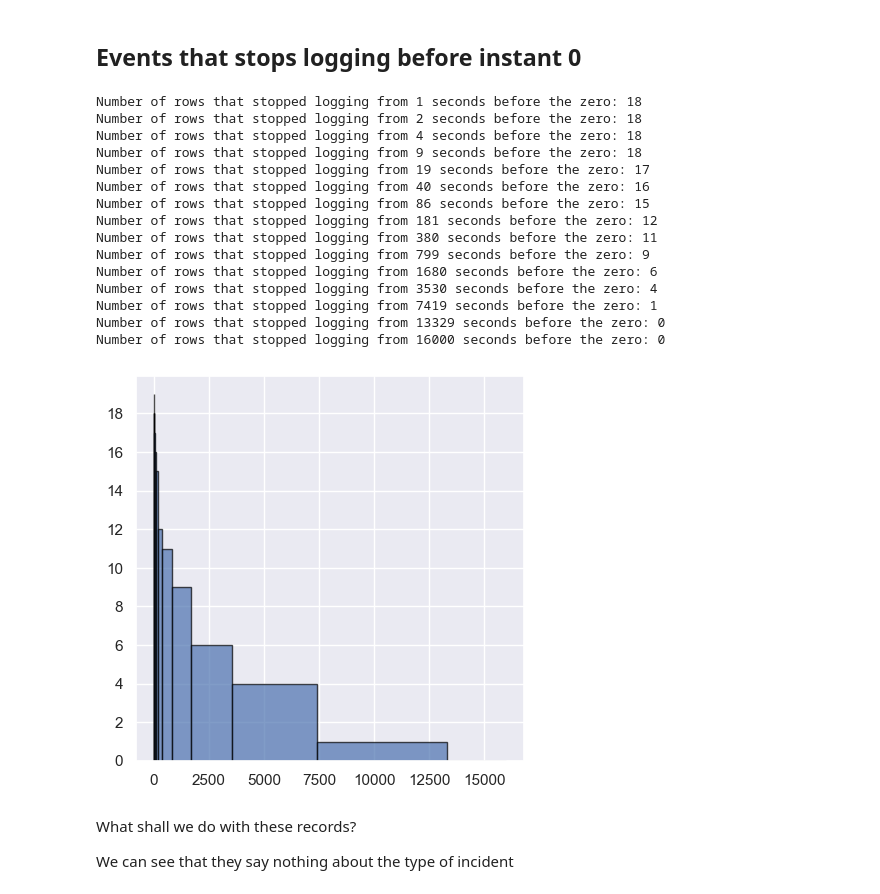
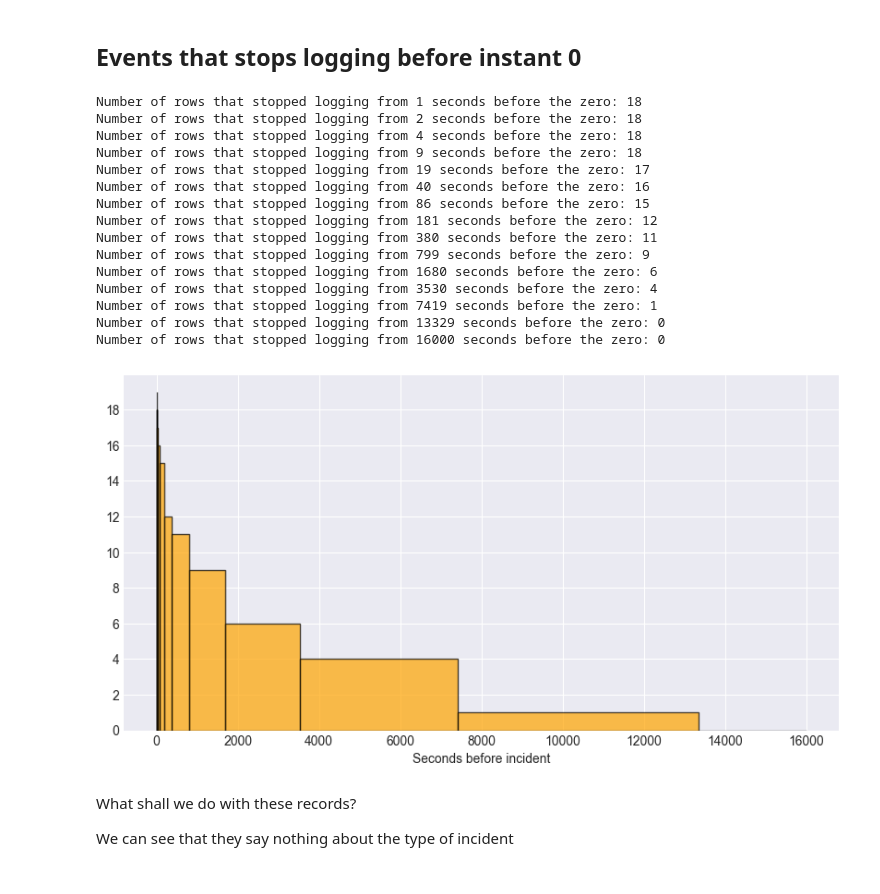
Before and after one commit to Carda01/SNCB_IncidentClassifier, a Jupyter notebook: pre_data_analysis/events_analysis.ipynb, the cells around one changed output. Cells and saved outputs as stored; diff of their text form; code cells hidden in the pictures.

```diff
--- a/pre_data_analysis/events_analysis.ipynb
+++ b/pre_data_analysis/events_analysis.ipynb
@@ -167,2 +228,11 @@ df[df['both_true'].apply(lambda x: any(x))].size
 # %%
 always_on_battery = deep_copy(df[df['both_false'].apply(lambda x: all(x))])
+# %%
+plt.style.use("default")
+electricity_analysis = {}
+electricity_analysis['At least once connected at both'] = df[df['both_true'].apply(lambda x: any(x))].shape[0]
+electricity_analysis['Always on battery'] = always_on_battery.shape[0]
+electricity_df = pd.DataFrame.from_dict(electricity_analysis, orient='index', columns=['Count'])
+plt.bar(electricity_analysis.keys(), electricity_analysis.values(), width=0.4, color='navy')
+plt.savefig('electricity_on_off.png', bbox_inches='tight', transparent=True)
+plt.show()
@@ -177,4 +249,4 @@ df.loc[always_on_battery.index]
 | 825 | 4601001 | [1009, 1009, 1009, 1009, 1009, 10... | [4002, 4032, 4028, 4026, 4110, 28... | [-7561, -7561, -7560, -7559, -755... | 50.189588 | 5.953584 | ... |
 | 917 | 4606573 | [650, 650, 650, 650, 650, 650, 65... | [4002, 4092, 4094, 2852, 4110, 28... | [-2445, -2444, -2444, -2442, -244... | 51.012874 | 3.779166 | ... |
 # %%
-always_on_battery.seconds_to_incident_sequence.map(lambda x: x[::-1])
+always_on_battery['reversed_time'] = always_on_battery.seconds_to_incident_sequence.map(lambda x: x[::-1])
@@ -188,0 +253,7 @@ Name: seconds_to_incident_sequence, dtype: object
+# %%
+def highlight(s):
+   if s.reversed_time[0] < 0:
+       return ['background-color: #ffe6e6'] * len(s)
+
+reduced_aob = always_on_battery[['incident_id', 'reversed_time']]
+display(reduced_aob)
@@ -188,0 +268,15 @@ Name: seconds_to_incident_sequence, dtype: object
+# %%
+plt.style.use('seaborn-v0_8-pastel')
+x = reduced_aob.reversed_time.values
+y = np.arange(1, reduced_aob.shape[0] + 1)
+plt.figure(figsize=(15, 5))
+for y, xs in enumerate(x):
+    plt.scatter(xs, np.full(len(xs), y), s=40, edgecolors='black', alpha = 0.5)
+
+print(reduced_aob.index)
+plt.xlim((-7500, 1200))
+plt.axvline(0, color='red')
+plt.xlabel("Seconds to incident")
+plt.yticks([])
+plt.savefig('always_on_battery_timeline.png', bbox_inches='tight', transparent=True)
+plt.show()
@@ -192,37 +289,41 @@ Name: seconds_to_incident_sequence, dtype: object
 def get_records_that_stopped_before_epsilon(dataframe, epsilon):
     return dataframe[dataframe.apply(lambda x: x.seconds_to_incident_sequence[-1] < epsilon, axis=1)]
 # %%
+plt.style.use("seaborn-v0_8-darkgrid")
 records_stop_log_before_0 = get_records_that_stopped_before_epsilon(df, 0)
 last_second_logged = records_stop_log_before_0['seconds_to_incident_sequence'].apply(lambda x: -x[-1])
 
 quarter = np.logspace(0, 15, num=15, base=2, dtype='int')
 quarter[-2] = max(last_second_logged) + 1
 quarter[-1] = 16000
 
 for epsilon in quarter:
     print(f"Number of rows that stopped logging from {epsilon} seconds before the zero: {len(get_records_that_stopped_before_epsilon(df, -epsilon))}")
 
-fig, ax = plt.subplots(figsize=(5, 5))
+fig, ax = plt.subplots(figsize=(10, 5))
 ax.yaxis.set_major_locator(MaxNLocator(integer=True))
-plt.hist(last_second_logged, bins=quarter, edgecolor='black', alpha=0.7, cumulative=-1)
+plt.hist(last_second_logged, bins=quarter, color='orange', edgecolor='black', alpha=0.7, cumulative=-1)
+plt.xlabel("Seconds before incident")
+plt.savefig('events_stop.png', bbox_inches='tight', transparent=True)
+
 plt.show()
 # %% [output]
 Number of rows that stopped logging from 1 seconds before the zero: 18
 Number of rows that stopped logging from 2 seconds before the zero: 18
 Number of rows that stopped logging from 4 seconds before the zero: 18
 Number of rows that stopped logging from 9 seconds before the zero: 18
 Number of rows that stopped logging from 19 seconds before the zero: 17
 Number of rows that stopped logging from 40 seconds before the zero: 16
 Number of rows that stopped logging from 86 seconds before the zero: 15
 Number of rows that stopped logging from 181 seconds before the zero: 12
 Number of rows that stopped logging from 380 seconds before the zero: 11
 Number of rows that stopped logging from 799 seconds before the zero: 9
 Number of rows that stopped logging from 1680 seconds before the zero: 6
 Number of rows that stopped logging from 3530 seconds before the zero: 4
 Number of rows that stopped logging from 7419 seconds before the zero: 1
 Number of rows that stopped logging from 13329 seconds before the zero: 0
 Number of rows that stopped logging from 16000 seconds before the zero: 0
-[figure, old version]
+[figure, new version]
 # %% [markdown]
 What shall we do with these records?
 
```
Also changed, not shown: parts of 21 cells of this notebook, 3 other files.
